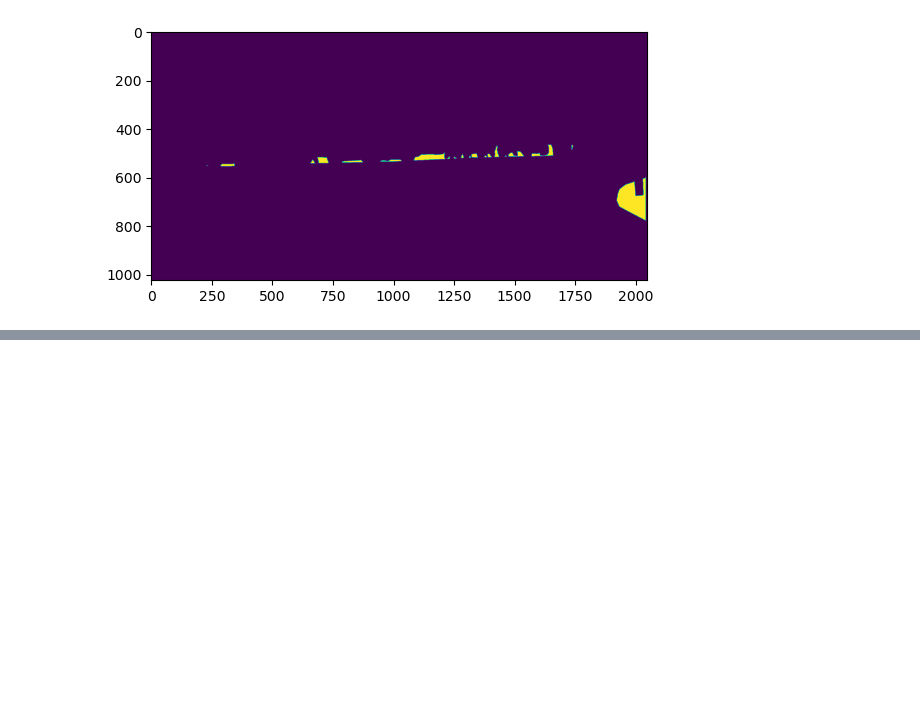
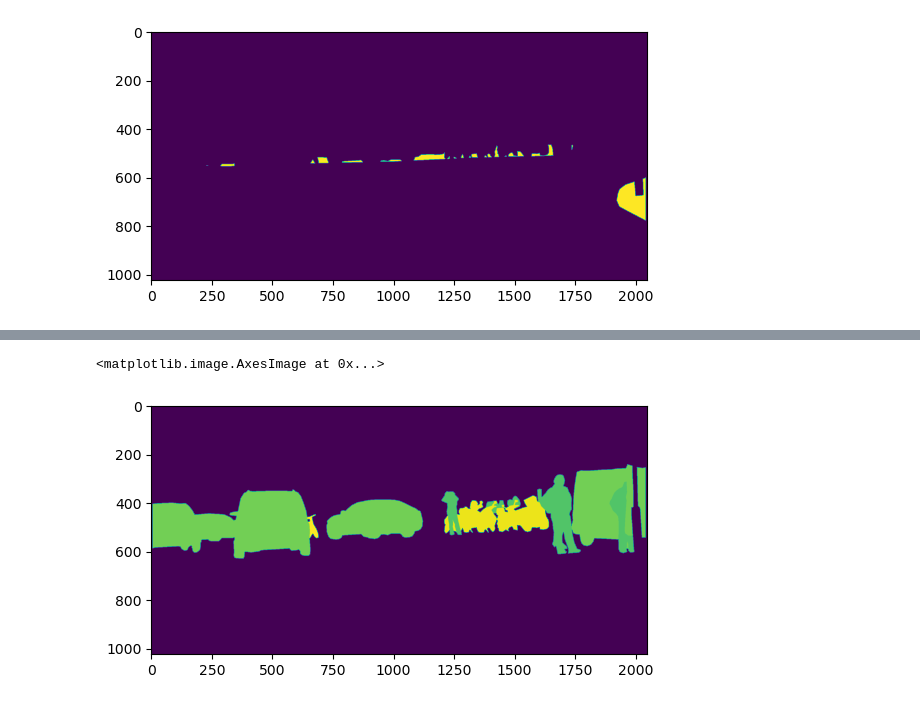
Before and after one commit to DataScienceAndEngineering/deep-learning-final-project-project-sidewalk, a Jupyter notebook: notebooks/explorations/maskrcnn_demo.ipynb, the cells around one changed output, grey strips where cells are left out. Saved outputs shown, nothing was run; the diff lists cells and outputs as text; code cells hidden in the pictures; blank space fills up the shorter version.

```diff
--- a/notebooks/explorations/maskrcnn_demo.ipynb
+++ b/notebooks/explorations/maskrcnn_demo.ipynb
@@ -155,0 +270,6 @@ plt.imshow(sample_mask)
+# %%
+x = skimage.io.imread('/Users/csea/Desktop/deep-learning-final-project-project-sidewalk/data/interim/ZIP.gtFine_trainvaltest.zip/gtFine/train/zurich/zurich_000069_000019_gtFine_instanceIds.png')
+plt.imshow(x)
+# %% [output]
+<matplotlib.image.AxesImage at 0x...>
+[figure, added]
```
Also changed, not shown: parts of 17 cells of this notebook.
